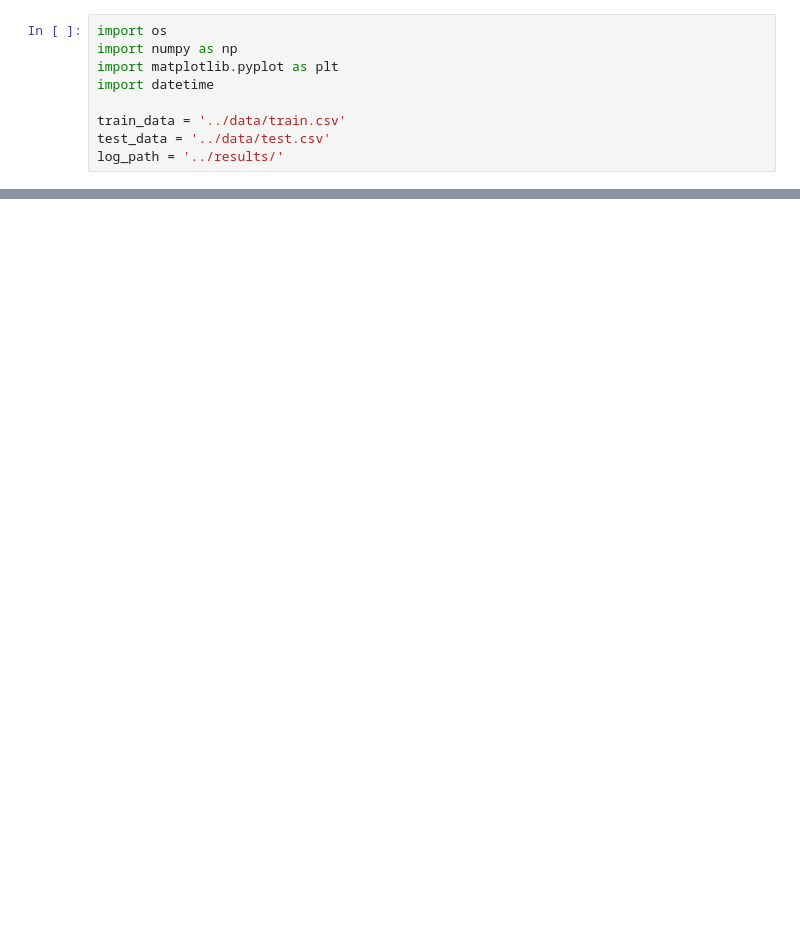
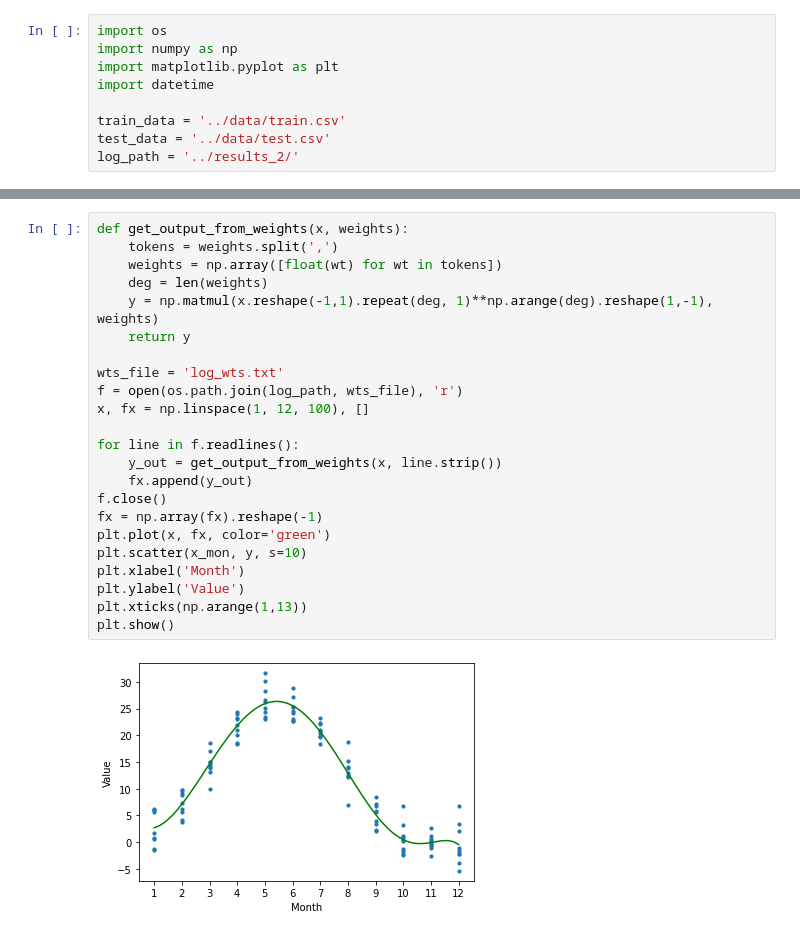
Before and after one commit to ritvikgupta199/ELL409-Assignment-1, a Jupyter notebook: time_series/analysis_2.ipynb, the cells around one changed output, grey strips where cells are left out. Drawn from its saved outputs; the diff is of its cells as text; blank space fills up the shorter version.

```diff
--- a/time_series/analysis_2.ipynb
+++ b/time_series/analysis_2.ipynb
@@ -6,6 +6,6 @@ import datetime
 
 train_data = '../data/train.csv'
 test_data = '../data/test.csv'
-log_path = '../results/'
+log_path = '../results_2/'
 # %%
 f = open(train_data, 'r')
@@ -49,0 +61,25 @@ t
+# %%
+def get_output_from_weights(x, weights):
+    tokens = weights.split(',')
+    weights = np.array([float(wt) for wt in tokens])
+    deg = len(weights)
+    y = np.matmul(x.reshape(-1,1).repeat(deg, 1)**np.arange(deg).reshape(1,-1), weights)
+    return y
+
+wts_file = 'log_wts.txt'
+f = open(os.path.join(log_path, wts_file), 'r')
+x, fx = np.linspace(1, 12, 100), []
+
+for line in f.readlines():
+    y_out = get_output_from_weights(x, line.strip())
+    fx.append(y_out)
+f.close()
+fx = np.array(fx).reshape(-1)
+plt.plot(x, fx, color='green')
+plt.scatter(x_mon, y, s=10)
+plt.xlabel('Month')
+plt.ylabel('Value')
+plt.xticks(np.arange(1,13))
+plt.show()
+# %% [output]
+[figure, added]
```
Also changed, not shown: parts of 7 cells of this notebook, 3 other files.
